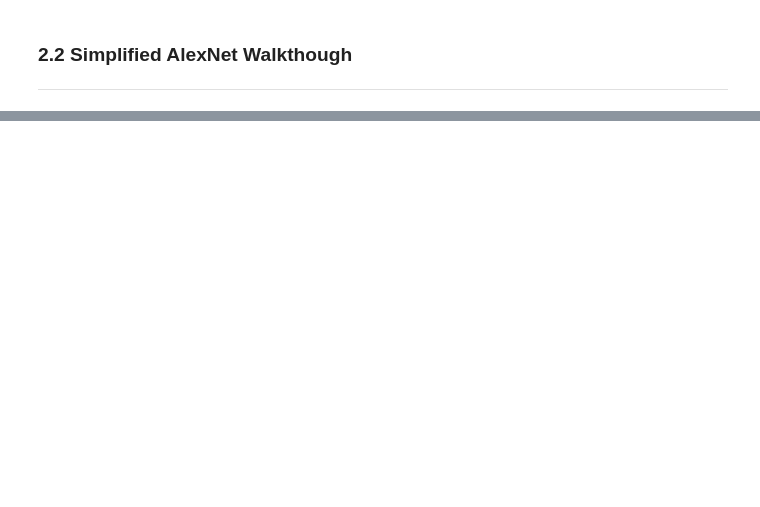
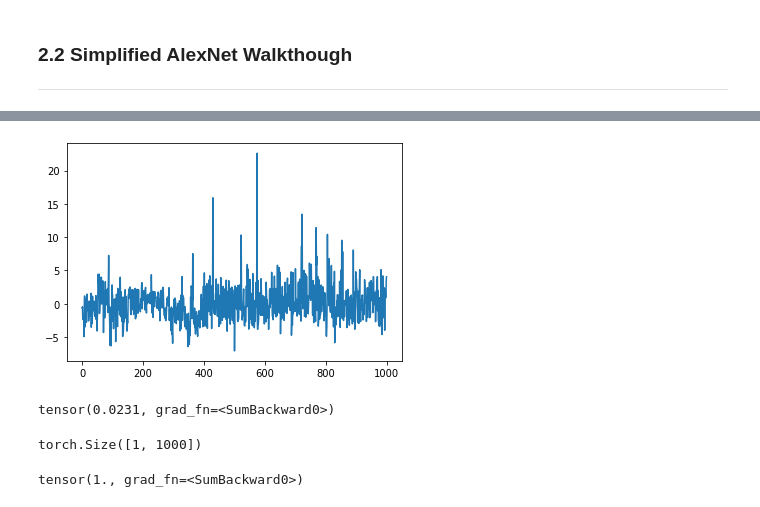
Before and after one commit to unccv/deep_learning_for_computer_vision, a Jupyter notebook: notebooks/image_classification_part_2.ipynb, the cells around one changed output, grey strips where cells are left out. Saved outputs shown, nothing was run; the diff lists cells and outputs as text; code cells hidden in the pictures; blank space fills up the shorter version.

```diff
--- a/notebooks/image_classification_part_2.ipynb
+++ b/notebooks/image_classification_part_2.ipynb
@@ -357,0 +452,14 @@ YouTubeVideo('WO_mP-HPH4M', width = 1280, height=720)
+# %%
+yhat = alexnet(im_tensor[None])
+# %%
+plot(yhat.detach().numpy().ravel());
+# %% [output]
+[figure, added]
+# %%
+yhat.sum()
+# %% [output]
+tensor(0.0231, grad_fn=<SumBackward0>)
+# %%
+yhat.shape
+# %% [output]
+torch.Size([1, 1000])
@@ -357,0 +468,4 @@ YouTubeVideo('WO_mP-HPH4M', width = 1280, height=720)
+# %%
+yhat.sum()
+# %% [output]
+tensor(1., grad_fn=<SumBackward0>)
```
Also changed, not shown: parts of 31 cells of this notebook, 3 other files.
